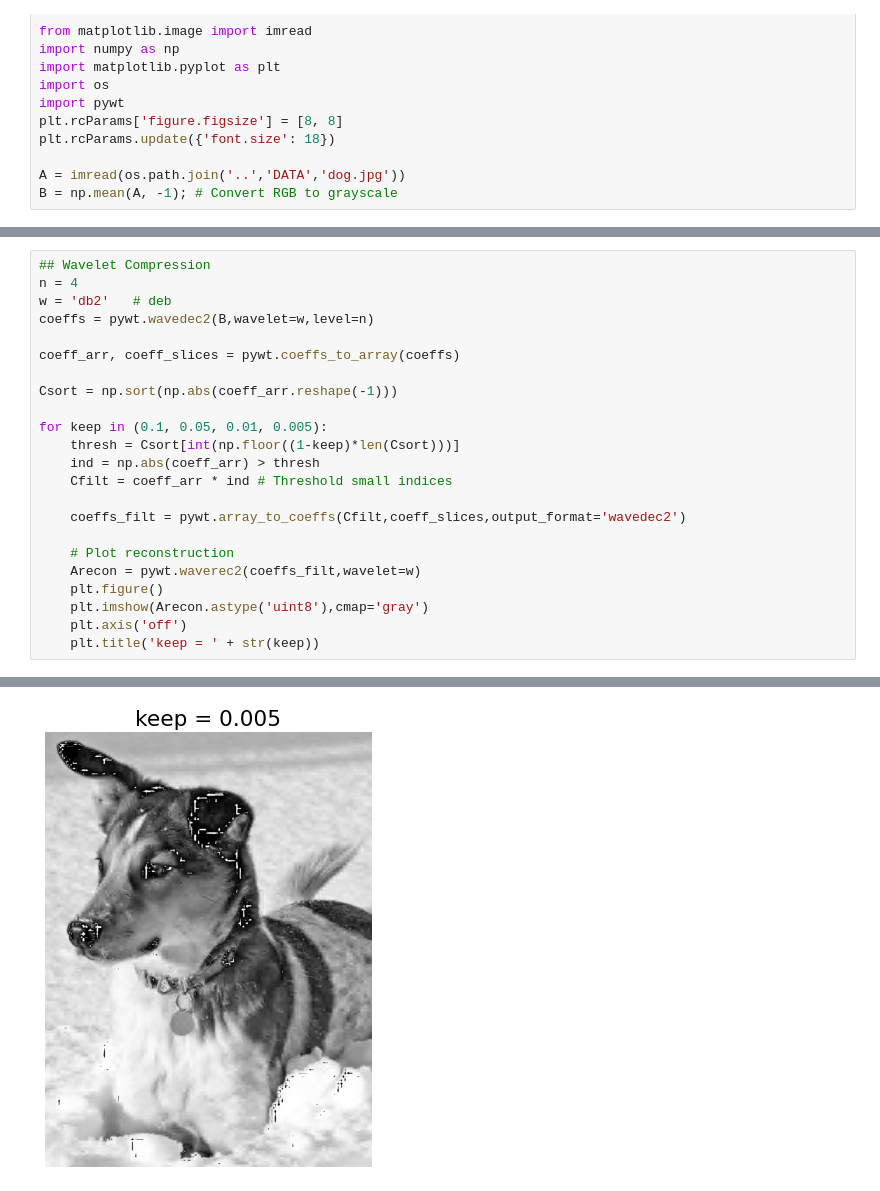
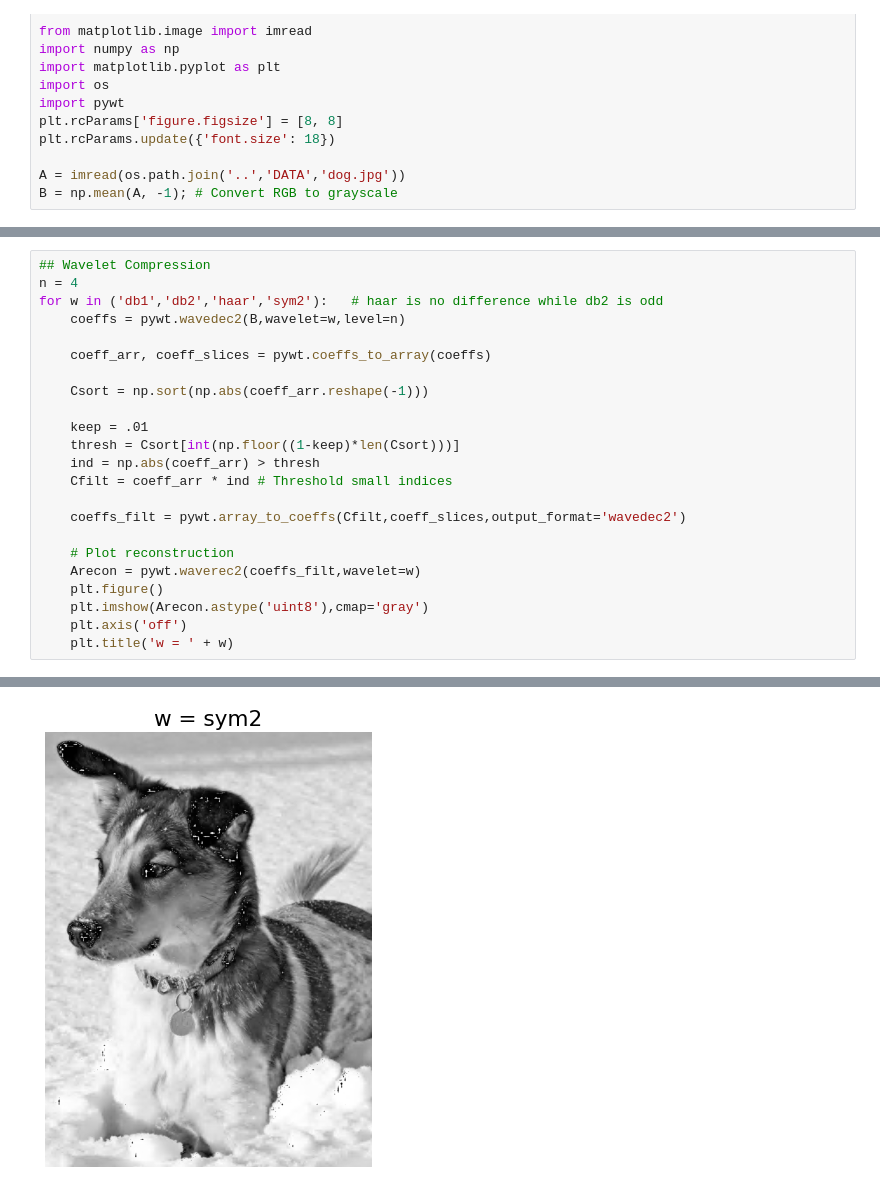
Before and after one commit to radmir-s/databook_python, a Jupyter notebook: CH02/CH02_SEC06_5_WaveletCompress.ipynb, the cells around one changed output, grey strips where cells are left out. Drawn from its saved outputs; the diff is of its cells as text.

```diff
--- a/CH02/CH02_SEC06_5_WaveletCompress.ipynb
+++ b/CH02/CH02_SEC06_5_WaveletCompress.ipynb
@@ -43,14 +43,14 @@ for keep in (0.1, 0.05, 0.01, 0.005):
 # %%
 ## Wavelet Compression
 n = 4
-w = 'db2'   # deb
-coeffs = pywt.wavedec2(B,wavelet=w,level=n)
+for w in ('db1','db2','haar','sym2'):   # haar is no difference while db2 is odd
+    coeffs = pywt.wavedec2(B,wavelet=w,level=n)
 
-coeff_arr, coeff_slices = pywt.coeffs_to_array(coeffs)
+    coeff_arr, coeff_slices = pywt.coeffs_to_array(coeffs)
 
-Csort = np.sort(np.abs(coeff_arr.reshape(-1)))
+    Csort = np.sort(np.abs(coeff_arr.reshape(-1)))
 
-for keep in (0.1, 0.05, 0.01, 0.005):
+    keep = .01
     thresh = Csort[int(np.floor((1-keep)*len(Csort)))]
     ind = np.abs(coeff_arr) > thresh
     Cfilt = coeff_arr * ind # Threshold small indices
@@ -62,5 +62,5 @@ for keep in (0.1, 0.05, 0.01, 0.005):
     plt.figure()
     plt.imshow(Arecon.astype('uint8'),cmap='gray')
     plt.axis('off')
-    plt.title('keep = ' + str(keep))
+    plt.title('w = ' + w)
 # %% [output]
@@ -70 +70 @@ for keep in (0.1, 0.05, 0.01, 0.005):
-[figure, old version]
+[figure, new version]
```
Also changed, not shown: parts of 2 cells of this notebook, 1 other file.
